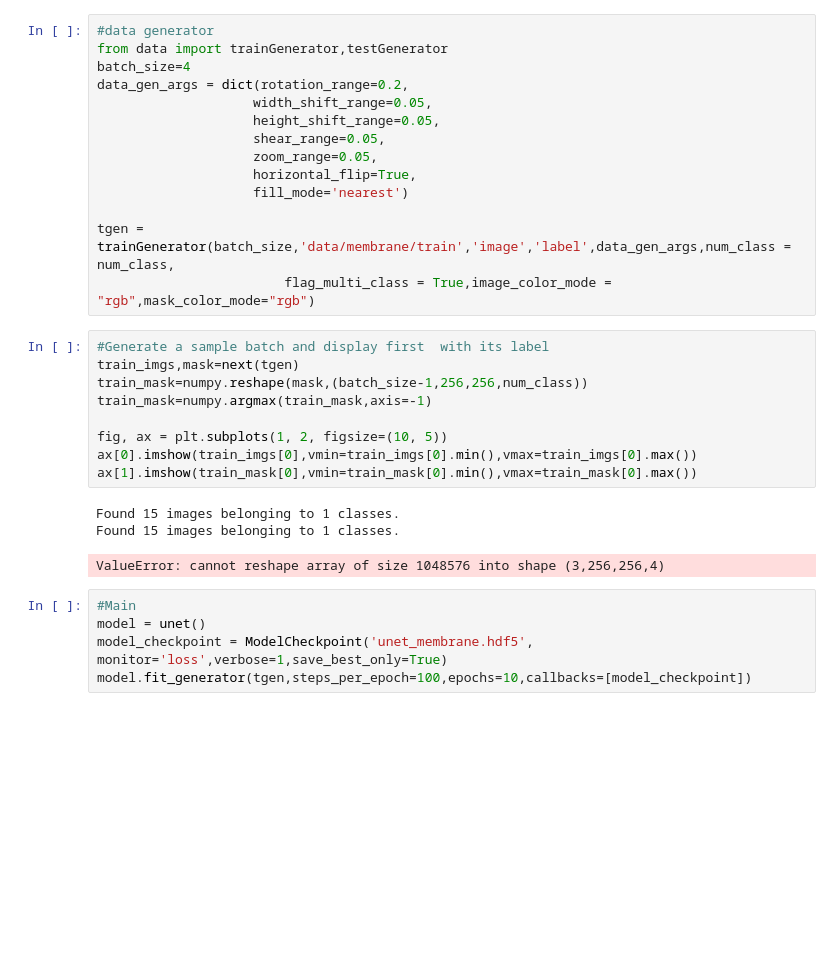
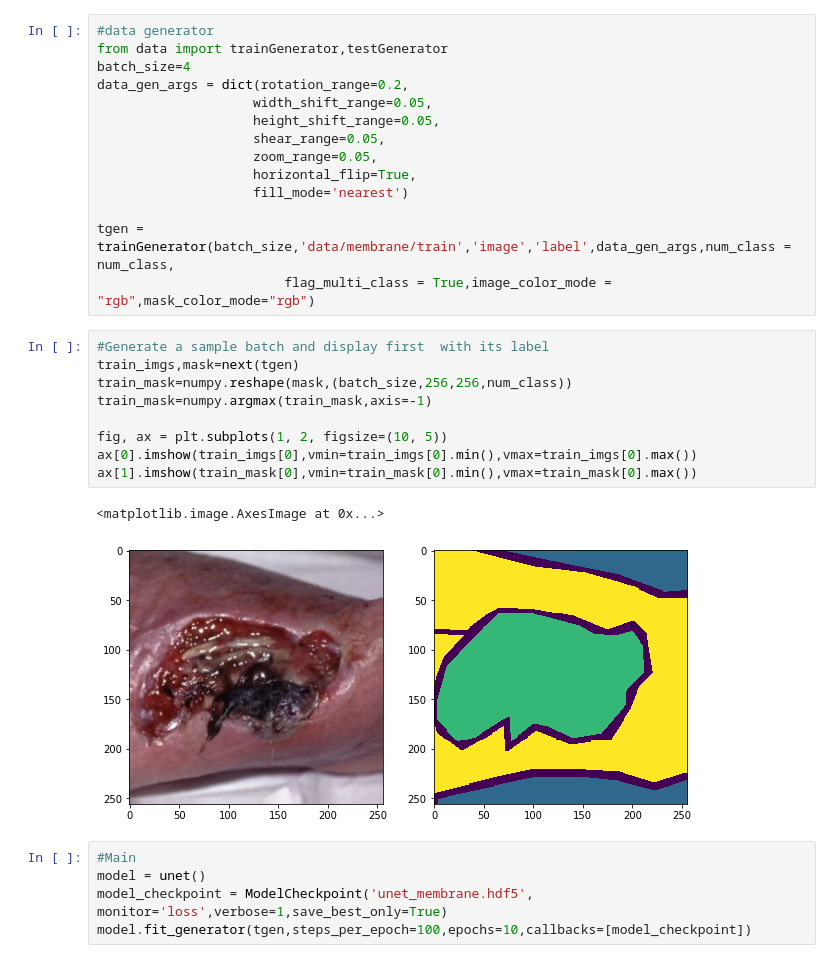
Before and after one commit to rahulramesh23/Color_Image_Segmentation, a Jupyter notebook: Skin_Wound_Segmentation.ipynb, the cells around one changed output. Saved outputs shown, nothing was run; the diff lists cells and outputs as text; blank space fills up the shorter version.

```diff
--- a/Skin_Wound_Segmentation.ipynb
+++ b/Skin_Wound_Segmentation.ipynb
@@ -86,16 +86,15 @@ tgen = trainGenerator(batch_size,'data/membrane/train','image','label',data_gen_
 # %%
 #Generate a sample batch and display first  with its label
 train_imgs,mask=next(tgen)
-train_mask=numpy.reshape(mask,(batch_size-1,256,256,num_class))
+train_mask=numpy.reshape(mask,(batch_size,256,256,num_class))
 train_mask=numpy.argmax(train_mask,axis=-1)
 
 fig, ax = plt.subplots(1, 2, figsize=(10, 5))
 ax[0].imshow(train_imgs[0],vmin=train_imgs[0].min(),vmax=train_imgs[0].max())
 ax[1].imshow(train_mask[0],vmin=train_mask[0].min(),vmax=train_mask[0].max())
 # %% [output]
-Found 15 images belonging to 1 classes.
-Found 15 images belonging to 1 classes.
+<matplotlib.image.AxesImage at 0x...>
-ValueError: cannot reshape array of size 1048576 into shape (3,256,256,4)
+[figure, added]
 # %%
 #Main
 model = unet()
```
Also changed, not shown: parts of 3 cells of this notebook.
